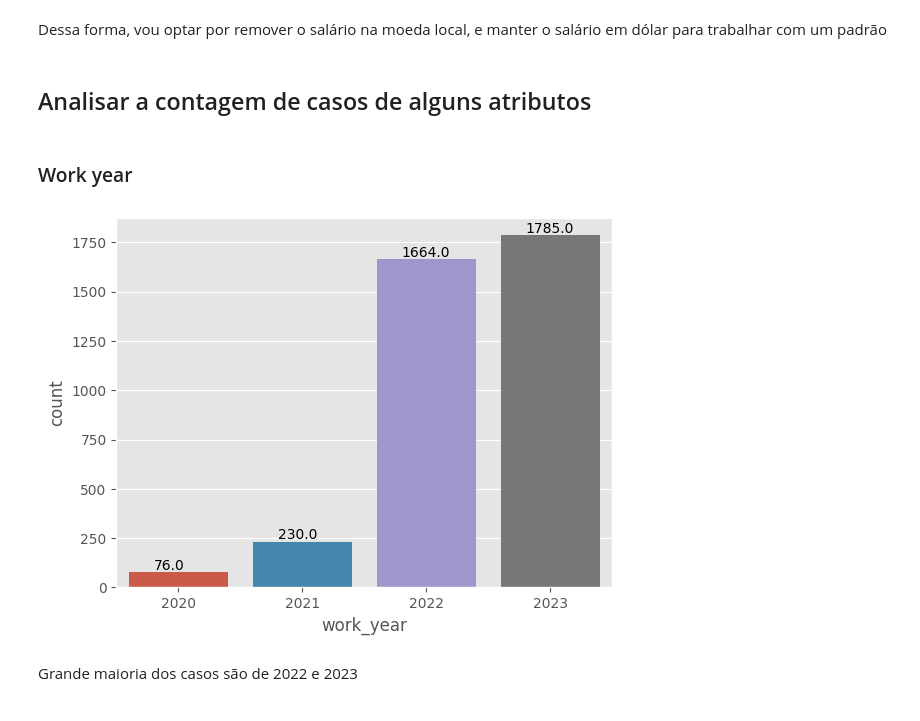
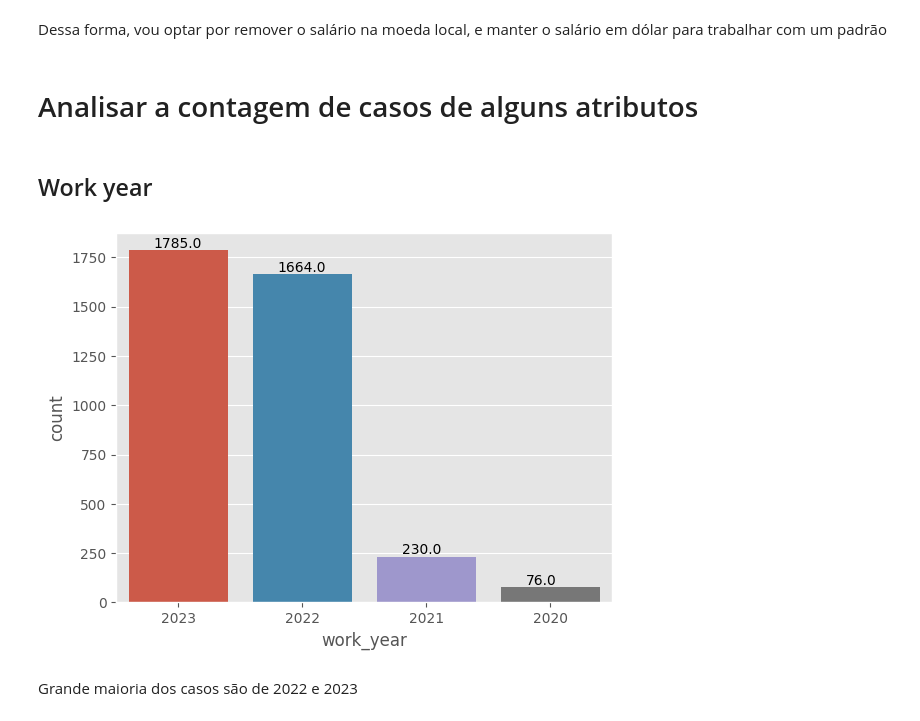
Before and after one commit to IgorEisenlohr/MVP-sprint1, a Jupyter notebook: MVP_SPRINT1_DATASCIENCE.ipynb, the cells around one changed output. Saved outputs shown, nothing was run; the diff lists cells and outputs as text; code cells hidden in the pictures.

```diff
--- a/MVP_SPRINT1_DATASCIENCE.ipynb
+++ b/MVP_SPRINT1_DATASCIENCE.ipynb
@@ -211,3 +213,6 @@ Vamos investigar a fundo a questão do salário, ao que parece, a distribuição
+# %%
+df.work_year = df.work_year.astype('object')
+df.remote_ratio = df.remote_ratio.astype('object')
 # %% [markdown]
 ## Salary, salary_in_usd
 # %%
@@ -240,20 +245,21 @@ Dessa forma, vou optar por remover o salário na moeda local, e manter o salári
 # %%
 df = df.drop(columns=['salary']) #removendo a coluna com salários em moedas distintas
 # %% [markdown]
-## Analisar a contagem de casos de alguns atributos
+# Analisar a contagem de casos de alguns atributos
 # %%
 #criando função para facilitar o plot
 def count_plot(col, df):                                #criando função
-  ax = sns.countplot(x=col, data=df)                    #gráfico de barras que recebe a coluna desejada e o dataset
+  ordem = df[col].value_counts().index
+  ax = sns.countplot(x=col, data=df, order=ordem)       #gráfico de barras que recebe a coluna desejada e o dataset
   for p in ax.patches:                                  #percorrendo os valores de X e Y das barras
     plt.annotate(p.get_height(),                        #escrevendo o valor de Y na posição (X,Y) de cada barra
                 xy=(p.get_x()+0.2, p.get_height()+15))
 # %% [markdown]
-### Work year
+## Work year
 # %%
-count_plot('work_year')  #vendo a quantidade de casos para cada ano
+count_plot('work_year', df)  #vendo a quantidade de casos para cada ano
 # %% [output]
-[figure, old version]
+[figure, new version]
 # %% [markdown]
 Grande maioria dos casos são de 2022 e 2023
 # %% [markdown]
```
Also changed, not shown: parts of 55 cells of this notebook.
